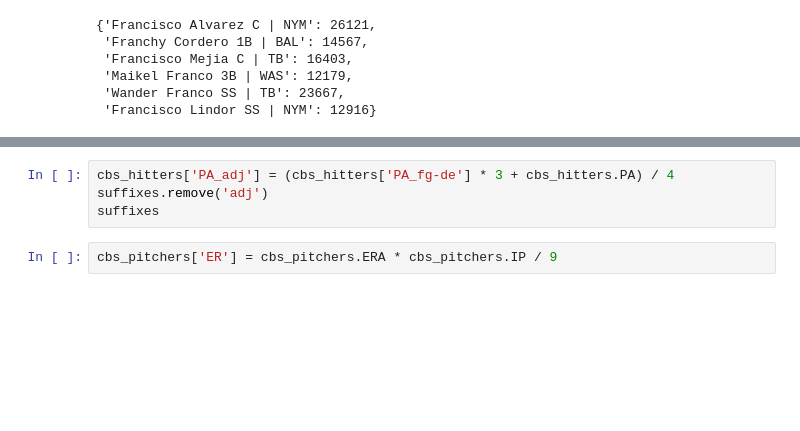
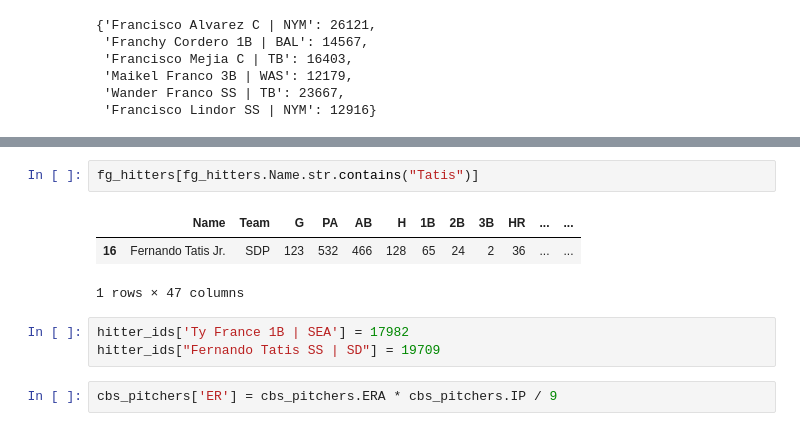
Before and after one commit to philosofool/fantasy-baseball-draft, a Jupyter notebook: sandbox.ipynb, the cells around one changed output, grey strips where cells are left out. Saved outputs shown, nothing was run; the diff lists cells and outputs as text; blank space fills up the shorter version.

```diff
--- a/sandbox.ipynb
+++ b/sandbox.ipynb
@@ -182,6 +112,11 @@ merge_fg_pitchers(cbs_pitchers, data_path + '/projections')
-# %%
-cbs_hitters['PA_adj'] = (cbs_hitters['PA_fg-de'] * 3 + cbs_hitters.PA) / 4
-suffixes.remove('adj')
-suffixes
+# %%
+fg_hitters[fg_hitters.Name.str.contains("Tatis")]
+# %% [output]
+|  | Name | Team | G | PA | AB | H | 1B | 2B | 3B | HR | ... | ... |
+| 16 | Fernando Tatis Jr. | SDP | 123 | 532 | 466 | 128 | 65 | 24 | 2 | 36 | ... | ... |
+1 rows × 47 columns
+# %%
+hitter_ids['Ty France 1B | SEA'] = 17982
+hitter_ids["Fernando Tatis SS | SD"] = 19709
 # %%
 cbs_pitchers['ER'] = cbs_pitchers.ERA * cbs_pitchers.IP / 9
```
Also changed, not shown: parts of 13 cells of this notebook.
